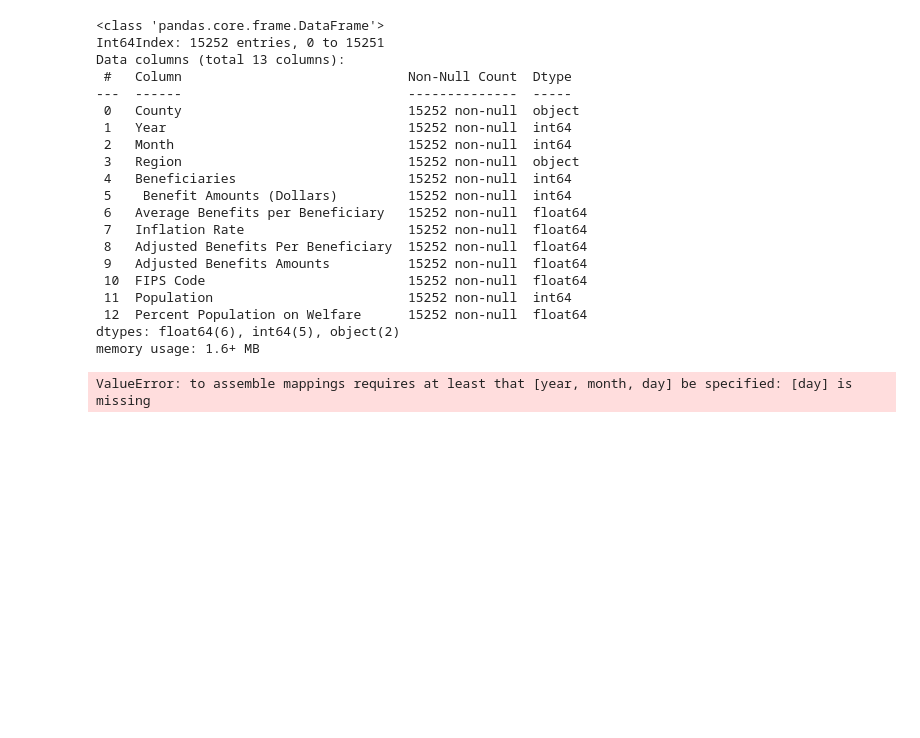
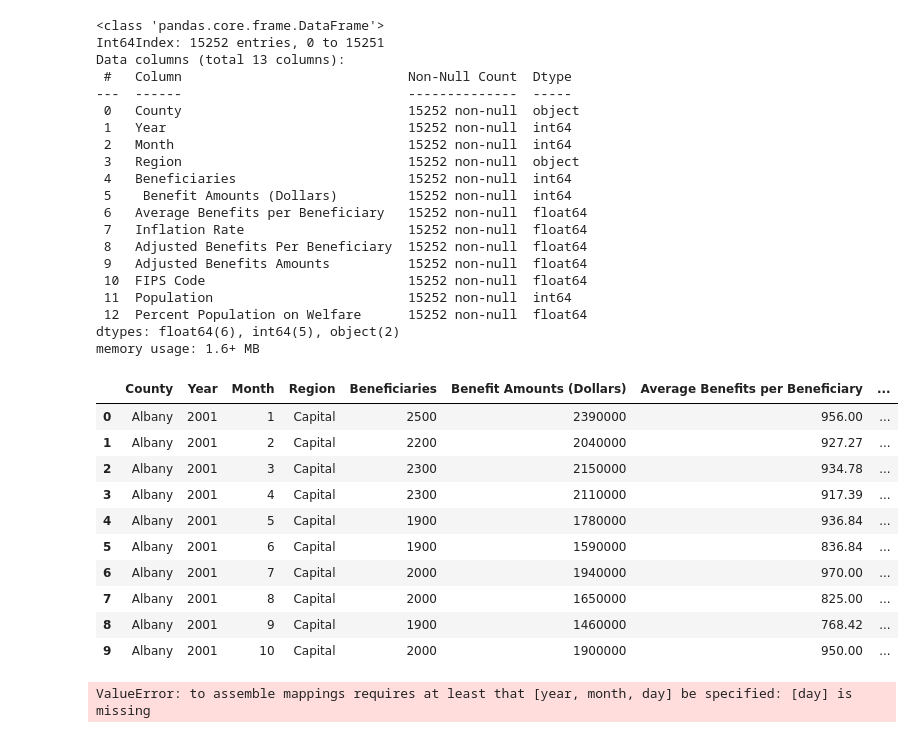
Before and after one commit to ssiddharth2/CS5010_Semester_Project, a Jupyter notebook: CS5010_Semester_Project.ipynb, the cells around one changed output. Drawn from its saved outputs; the diff is of its cells as text; code cells hidden in the pictures; blank space fills up the shorter version.

```diff
--- a/CS5010_Semester_Project.ipynb
+++ b/CS5010_Semester_Project.ipynb
@@ -470,4 +472,18 @@ rural_counties=['Allegany', 'Cattaraugus', 'Cayuga', 'Chautauqua', 'Chenango', '
                 'Columbia', 'Cortland', 'Delaware', 'Essex', 'Franklin', 'Fulton', 'Genesee',
                 'Greene', 'Hamilton', 'Lewis', 'Montgomery', 'Otsego', 'Schuyler', 'Seneca',
                 'St. Lawrence', 'Steuben', 'Sullivan', 'Wyoming']
-county_clean["is Rural"]= ["Rural Area" if data in rural_counties else "Maybe U" for data in county_clean['Region']]
+county_clean["is Rural"]= ["Rural" if data in rural_counties else "Non-Rural" for data in county_clean['County']]
+# %%
+county_clean.head(10)
+# %% [output]
+|  | County | Year | Month | Region | Beneficiaries | Benefit Amounts (Dollars) | Average Benefits per Beneficiary | ... |
+| 0 | Albany | 2001 | 1 | Capital | 2500 | 2390000 | 956.00 | ... |
+| 1 | Albany | 2001 | 2 | Capital | 2200 | 2040000 | 927.27 | ... |
+| 2 | Albany | 2001 | 3 | Capital | 2300 | 2150000 | 934.78 | ... |
+| 3 | Albany | 2001 | 4 | Capital | 2300 | 2110000 | 917.39 | ... |
+| 4 | Albany | 2001 | 5 | Capital | 1900 | 1780000 | 936.84 | ... |
+| 5 | Albany | 2001 | 6 | Capital | 1900 | 1590000 | 836.84 | ... |
+| 6 | Albany | 2001 | 7 | Capital | 2000 | 1940000 | 970.00 | ... |
+| 7 | Albany | 2001 | 8 | Capital | 2000 | 1650000 | 825.00 | ... |
+| 8 | Albany | 2001 | 9 | Capital | 1900 | 1460000 | 768.42 | ... |
+| 9 | Albany | 2001 | 10 | Capital | 2000 | 1900000 | 950.00 | ... |
```
Also changed, not shown: parts of 3 cells of this notebook, 6 other files.
